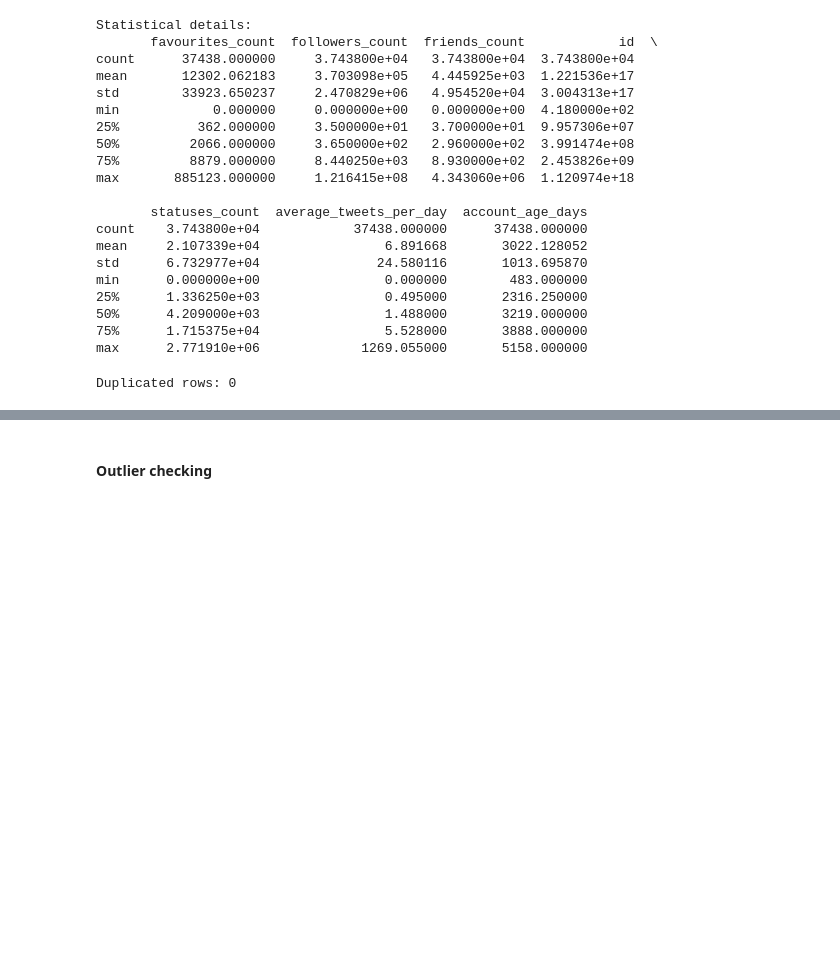
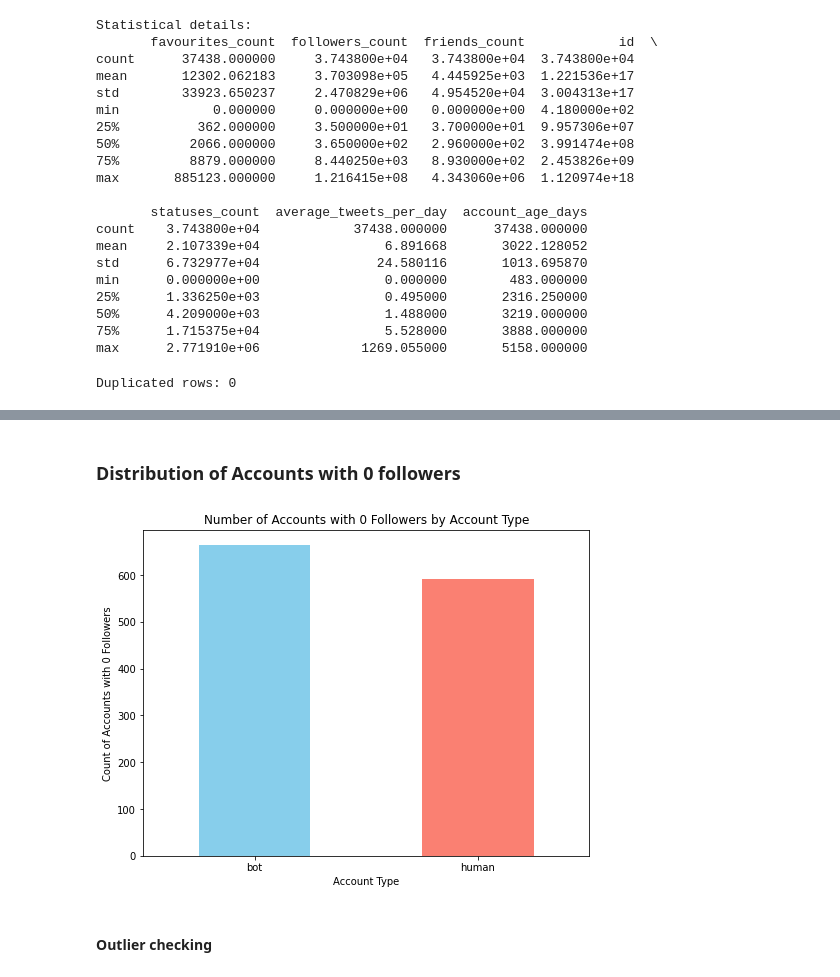
Before and after one commit to wennwei/bt4222, a Jupyter notebook: 2_eda.ipynb, the cells around one changed output, grey strips where cells are left out. Drawn from its saved outputs; the diff is of its cells as text; code cells hidden in the pictures; blank space fills up the shorter version.

```diff
--- a/2_eda.ipynb
+++ b/2_eda.ipynb
@@ -265,3 +284,22 @@ Duplicated rows: 0
+# %% [markdown]
+### Distribution of Accounts with 0 followers
+# %%
+# Filter accounts with exactly 0 followers
+nine_followers_df = df[df['followers_count'] == 0]
+
+# Group by account type and count
+account_type_counts = nine_followers_df['account_type'].value_counts()
+
+# Plot
+plt.figure(figsize=(8, 6))
+account_type_counts.plot(kind='bar', color=['skyblue', 'salmon'])
+plt.title("Number of Accounts with 0 Followers by Account Type")
+plt.xlabel("Account Type")
+plt.ylabel("Count of Accounts with 0 Followers")
+plt.xticks(rotation=0)
+plt.show()
+# %% [output]
+[figure, added]
 # %% [markdown]
 #### Outlier checking
 # %%
```
Also changed, not shown: parts of 4 cells of this notebook, 1 other file.
